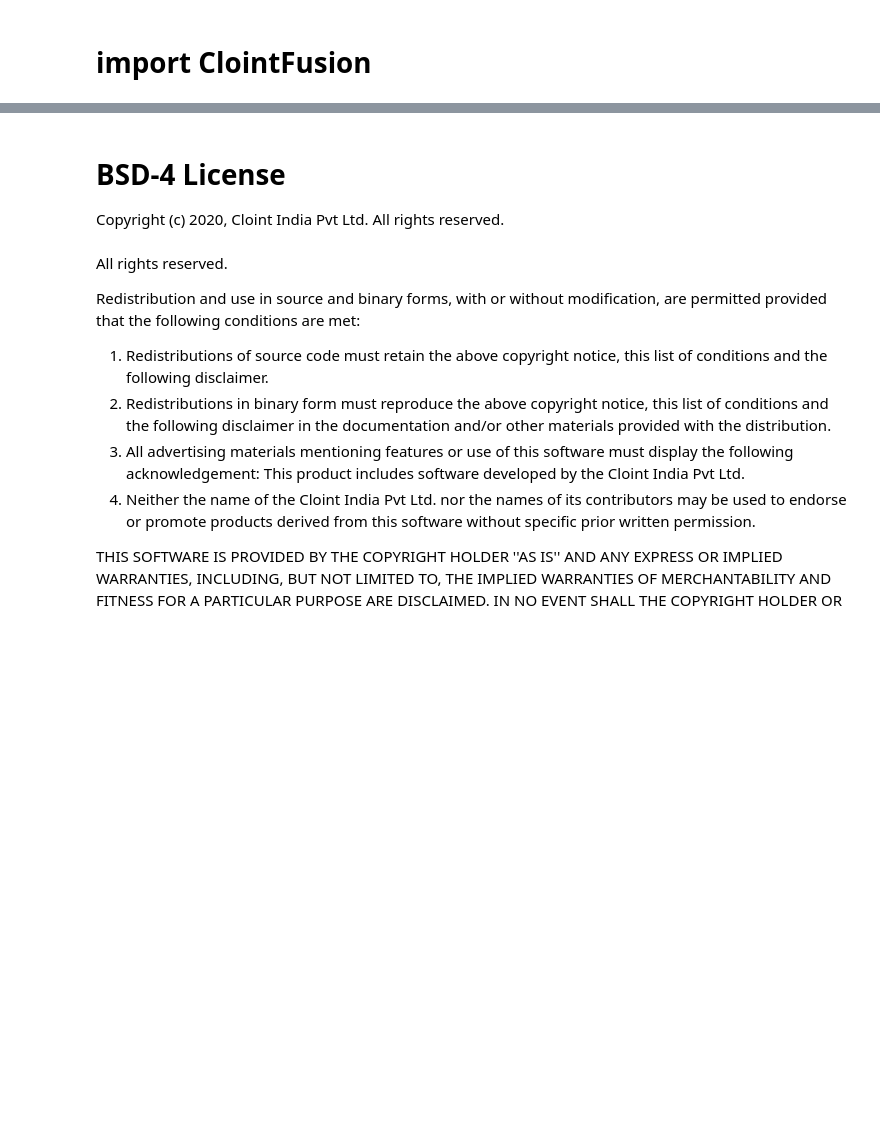
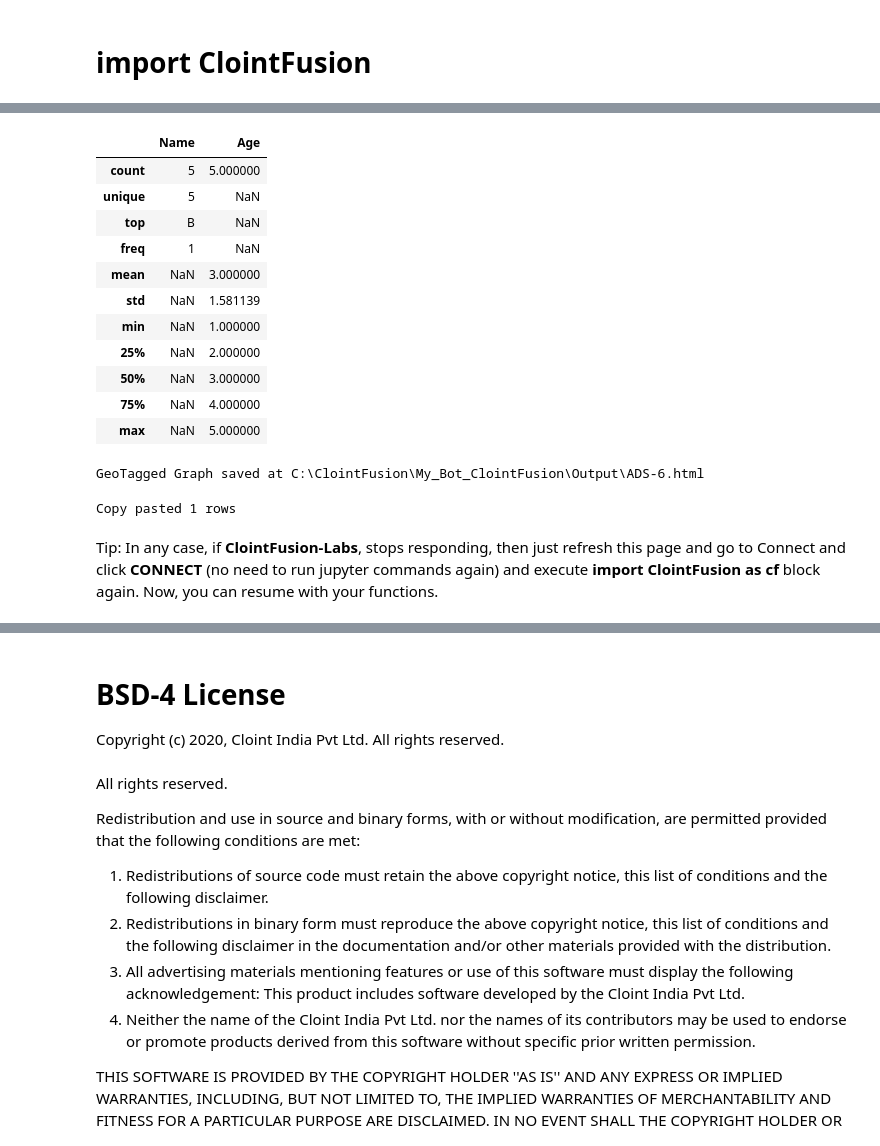
Before and after one commit to sumukhbhandarkar/ClointFusion, a Jupyter notebook: ClointFusion_Labs.ipynb, the cells around one changed output, grey strips where cells are left out. Saved outputs shown, nothing was run; the diff lists cells and outputs as text; code cells hidden in the pictures; blank space fills up the shorter version.

```diff
--- a/ClointFusion_Labs.ipynb
+++ b/ClointFusion_Labs.ipynb
@@ -78,0 +336,23 @@ Hi None ! Welcome to ClointFusion 👍️
+# %%
+# Use this function to describe statistical data for the given excel
+
+cf.excel_describe_data()
+# %% [output]
+|  | Name | Age |
+| count | 5 | 5.000000 |
+| unique | 5 | NaN |
+| top | B | NaN |
+| freq | 1 | NaN |
+| mean | NaN | 3.000000 |
+| std | NaN | 1.581139 |
+| min | NaN | 1.000000 |
+| 25% | NaN | 2.000000 |
+| 50% | NaN | 3.000000 |
+| 75% | NaN | 4.000000 |
+| max | NaN | 5.000000 |
+# %%
+# Use this function to get Geotag marked on the map using Zipcodes. The input excel should have a Zip Code column (as of now supports only USA zip codes)
+
+cf.excel_geotag_using_zipcodes()
+# %% [output]
+GeoTagged Graph saved at C:\ClointFusion\My_Bot_ClointFusion\Output\ADS-6.html
@@ -78,0 +367,9 @@ Hi None ! Welcome to ClointFusion 👍️
+# %%
+# Use this function to copy paste data from one excel to another by specifying start row/col and end row/col.
+
+return_value = cf.excel_copy_paste_range_from_to_sheet()
+print("Copy pasted {} rows".format(return_value + 1))
+# %% [output]
+Copy pasted 1 rows
+# %% [markdown]
+Tip: In any case, if **ClointFusion-Labs**, stops responding, then just refresh this page  and go to Connect and click **CONNECT** (no need to run jupyter commands again) and execute **import ClointFusion as cf** block again. Now, you can resume with your functions.
```
Also changed, not shown: parts of 126 cells of this notebook.
